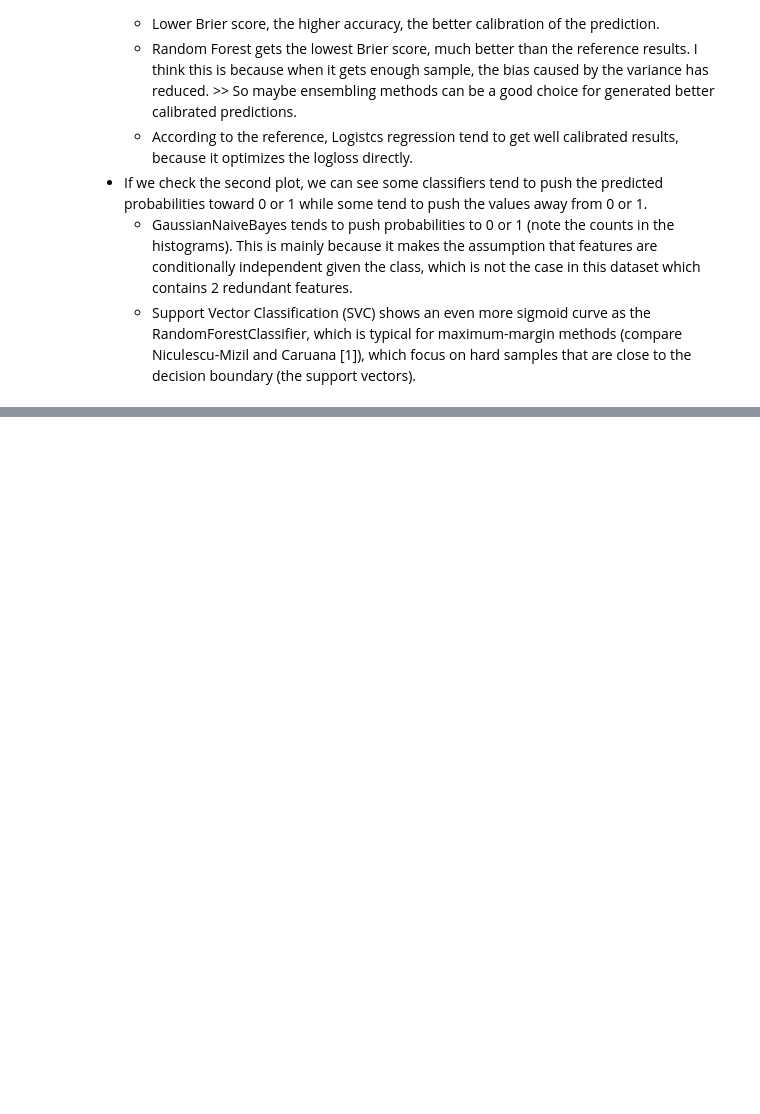
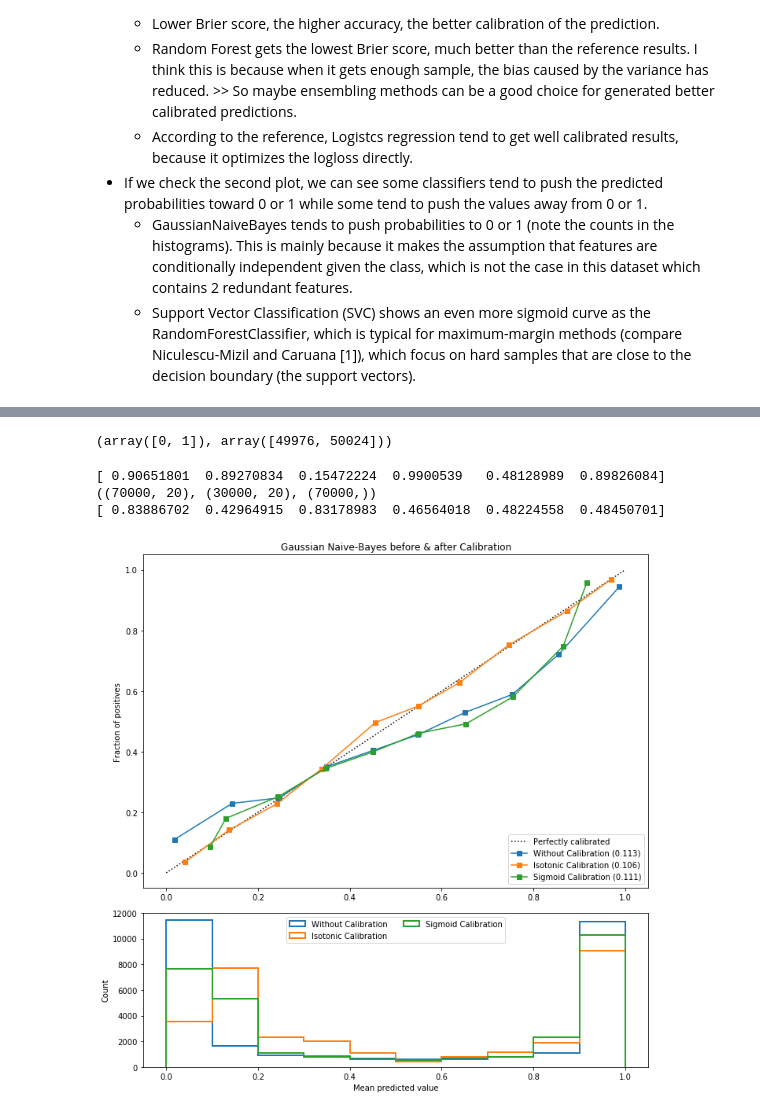
Before and after one commit to hanhanwu/Hanhan_Data_Science_Resources2, a Jupyter notebook: about_calibration.ipynb, the cells around one changed output, grey strips where cells are left out. Drawn from its saved outputs; the diff is of its cells as text; code cells hidden in the pictures; blank space fills up the shorter version.

Commit message:
calibration

```diff
--- a/about_calibration.ipynb
+++ b/about_calibration.ipynb
@@ -112,0 +140,67 @@ plt.show()
+# %%
+# The same dataset as Part 1
+X, y = datasets.make_classification(n_samples=100000, n_features=20,
+                            n_informative=2, n_redundant=2)  # 2 redundant features, so they are not independent
+# %%
+np.unique(y, return_counts=True)
+# So we have class 1 almost 0.5
+# %% [output]
+(array([0, 1]), array([49976, 50024]))
+# %%
+sample_weight = np.random.RandomState(410).rand(y.shape[0])
+print(sample_weight[4:10])
+
+X_train, X_test, y_train, y_test, sw_train, sw_test = \
+    train_test_split(X, y, sample_weight, test_size=0.3, random_state=410)  # this will also split sample_weight
+
+print(X_train.shape, X_test.shape, sw_train.shape)  # sw_train, sw_test are the sample weights
+print(sw_train[4:10])
+# %% [output]
+[ 0.90651801  0.89270834  0.15472224  0.9900539   0.48128989  0.89826084]
+((70000, 20), (30000, 20), (70000,))
+[ 0.83886702  0.42964915  0.83178983  0.46564018  0.48224558  0.48450701]
+# %%
+# Model 1 - Gaussian Naive-Bayes with no calibration
+clf = GaussianNB()
+clf.fit(X_train, y_train)  # GaussianNB itself does not support sample-weights
+prob_pos_clf = clf.predict_proba(X_test)[:, 1]
+# %%
+# Model 2 - Gaussian Naive-Bayes with isotonic calibration
+clf_isotonic = CalibratedClassifierCV(clf, cv=2, method='isotonic')
+clf_isotonic.fit(X_train, y_train, sw_train)  # fit with sample weights
+prob_pos_isotonic = clf_isotonic.predict_proba(X_test)[:, 1]
+# %%
+# Model 3 - Gaussian Naive-Bayes with sigmoid calibration
+clf_sigmoid = CalibratedClassifierCV(clf, cv=2, method='sigmoid')
+clf_sigmoid.fit(X_train, y_train, sw_train)  # fit with sample weights
+prob_pos_sigmoid = clf_sigmoid.predict_proba(X_test)[:, 1]
+# %%
+# Plot calibration plots
+
+plt.figure(figsize=(10, 10))
+ax1 = plt.subplot2grid((3, 1), (0, 0), rowspan=2)
+ax2 = plt.subplot2grid((3, 1), (2, 0))
+
+ax1.plot([0, 1], [0, 1], "k:", label="Perfectly calibrated")
+for prob_pos, name in [(prob_pos_clf, 'Without Calibration'),
+                  (prob_pos_isotonic, 'Isotonic Calibration'),
+                  (prob_pos_sigmoid, 'Sigmoid Calibration')]:
+    fraction_of_positives, mean_predicted_value = calibration_curve(y_test, prob_pos, n_bins=10)
+    clf_score = brier_score_loss(y_test, prob_pos, pos_label=y.max())  # class 1 as the positive class for Brier
+
+    ax1.plot(mean_predicted_value, fraction_of_positives, "s-", label="%s (%1.3f)" % (name, clf_score))
+    ax2.hist(prob_pos, range=(0, 1), bins=10, label=name, histtype="step", lw=2)
+
+ax1.set_ylabel("Fraction of positives")
+ax1.set_ylim([-0.05, 1.05])
+ax1.legend(loc="lower right")
+ax1.set_title('Gaussian Naive-Bayes before & after Calibration')
+
+ax2.set_xlabel("Mean predicted value")
+ax2.set_ylabel("Count")
+ax2.legend(loc="upper center", ncol=2)
+
+plt.tight_layout()
+plt.show()
+# %% [output]
+[figure, added]
```
Also changed, not shown: parts of 3 cells of this notebook.
